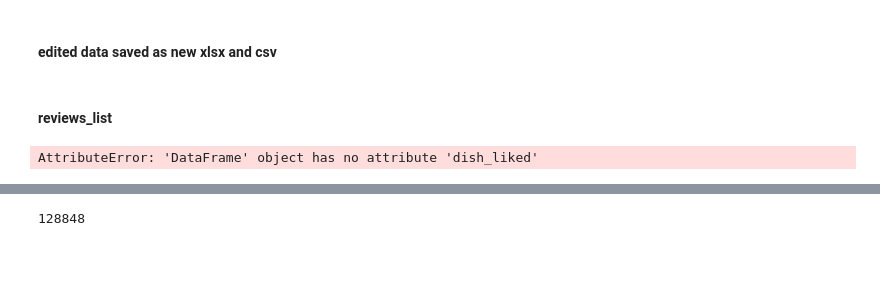
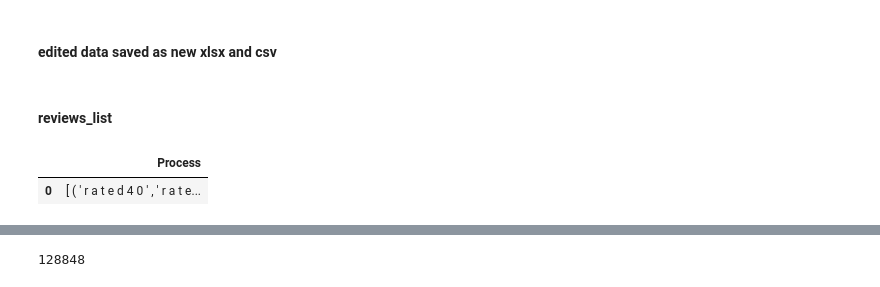
Before and after one commit to remre/datavisu, a Jupyter notebook: sample.ipynb, the cells around one changed output, grey strips where cells are left out. Saved outputs shown, nothing was run; the diff lists cells and outputs as text; code cells hidden in the pictures; blank space fills up the shorter version.

Commit message:
clean up data and run with kneatly handled data with regression models on emore time to get better and clean results

```diff
--- a/sample.ipynb
+++ b/sample.ipynb
@@ -363,6 +361,15 @@ def unicodeToAscii(s):
 # %%
 def clear_text(t):
     return ' '.join([i[0] for i in t]).encode('utf8').decode('ascii',errors='replace')
+# %%
+datdat = pd.DataFrame(columns =["Process"])
+# %%
+datdat['Process'] = datdat.Process.apply(lambda x : x.replace("RATED\n  ",'').replace('?','').replace('�','').replace('\n','').replace('.',' ').strip().lower())
+# %%
+datdat[:1]
+# %% [output]
+|  | Process |
+| 0 | [ ( ' r a t e d 4 0 ' , ' r a t e... |
 # %%
 # cols = ['reviews_list', 'name']
 # for col in cols:
@@ -370,4 +376,0 @@ df4['reviews_list'] = df4.reviews_list.apply(lambda x: clear_text(x))
-# %%
-df4.dish_liked.nunique()
-# %% [output]
-AttributeError: 'DataFrame' object has no attribute 'dish_liked'
```
Also changed, not shown: parts of 32 cells of this notebook.
